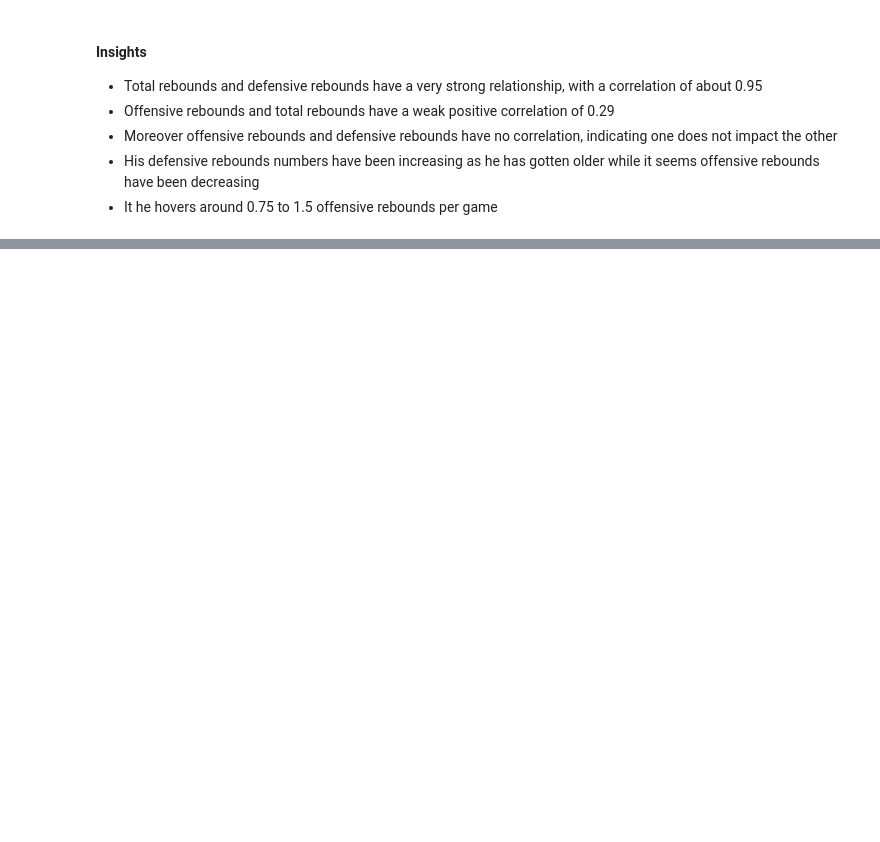
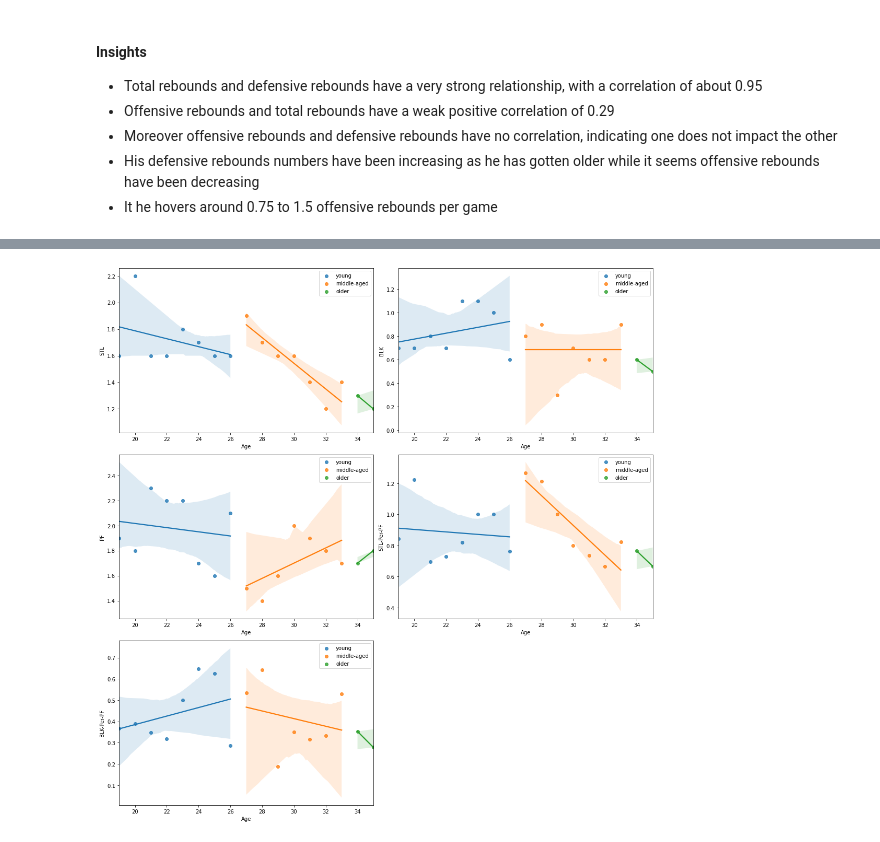
Before and after one commit to SarthakKamboj/Lebron-James-Efficiency-ML-Models, a Jupyter notebook: Data Visualization.ipynb, the cells around one changed output, grey strips where cells are left out. Cells and saved outputs as stored; diff of their text form; code cells hidden in the pictures; blank space fills up the shorter version.

```diff
--- a/Data Visualization.ipynb
+++ b/Data Visualization.ipynb
@@ -494,0 +573,14 @@ The corr between ORB and DRB is -0.02
+# %%
+plt.figure(1,(15,15))
+i = 0
+for def_col in def_cols:
+    i += 1
+    ax = plt.subplot(3,2,i)
+    for age_cat in avgs_df["Age Category"].unique():
+        data = avgs_df[avgs_df["Age Category"] == age_cat]
+        sns.regplot(x="Age",y=def_col,data=data,label=age_cat)
+    ax.legend()
+    plt.tight_layout()
+plt.show()
+# %% [output]
+[figure, added]
```
Also changed, not shown: parts of 25 cells of this notebook.
